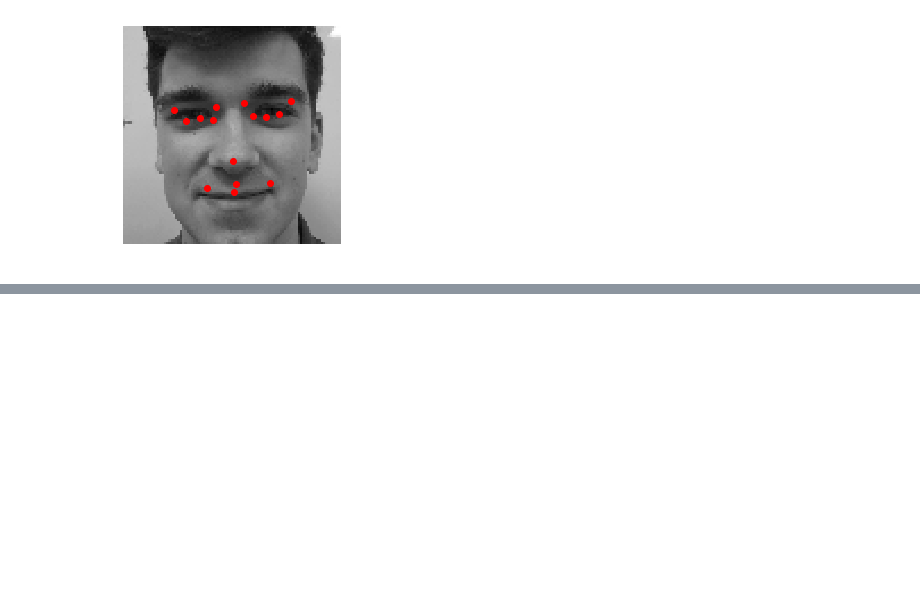
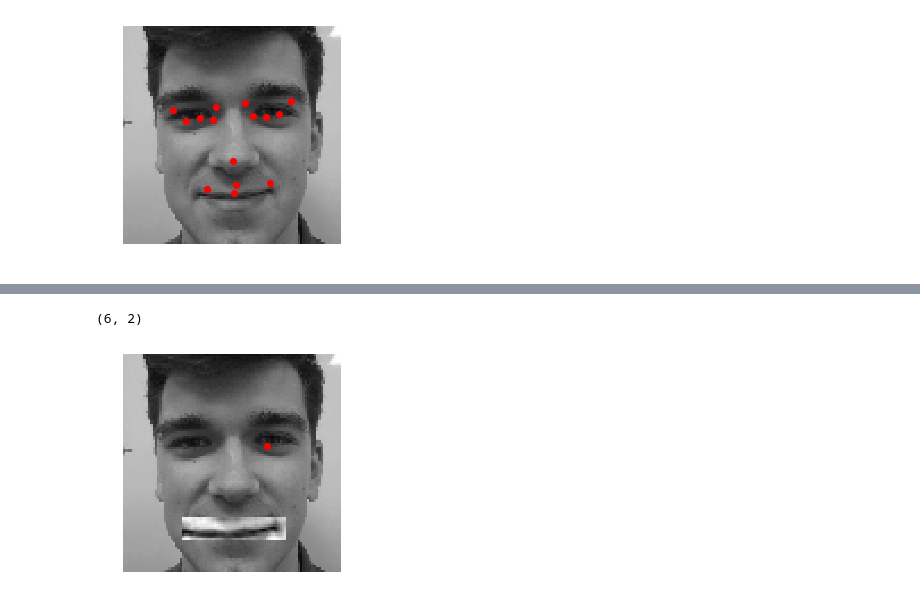
Before and after one commit to Midren/Caricature_maker, a Jupyter notebook: Untitled1.ipynb, the cells around one changed output, grey strips where cells are left out. Cells and saved outputs as stored; diff of their text form; code cells hidden in the pictures; blank space fills up the shorter version.

```diff
--- a/Untitled1.ipynb
+++ b/Untitled1.ipynb
@@ -242,0 +240,16 @@ Use Pillow instead: ``numpy.array(Image.fromarray(arr).resize())``.
+# %%
+eye_p = np.array(list(map(lambda x: np.int_(x),list(np.rint(y_res[:20, 0]))))).reshape(-1, 2)
+eye_p = np.array(list(eye_p[:2]) + list(eye_p[6:]))
+right_eye_p = np.array([eye_p[3]] + [eye_p[2]] + [eye_p[0]])
+left_eye_p =  np.array([eye_p[5]] + [eye_p[4]] + [eye_p[1]])
+print(eye_p.shape)
+def key_show(x, y=None):
+    plt.imshow(x, 'gray')
+    if y is not None:
+        points = np.vstack(np.split(y,1)).T
+        plt.plot(points[0], points[1], 'o', color='red')
+    plt.axis('off')
+key_show(pix, np.array([right_eye_p[2]]))
+# %% [output]
+(6, 2)
+[figure, added]
```
Also changed, not shown: parts of 17 cells of this notebook.
